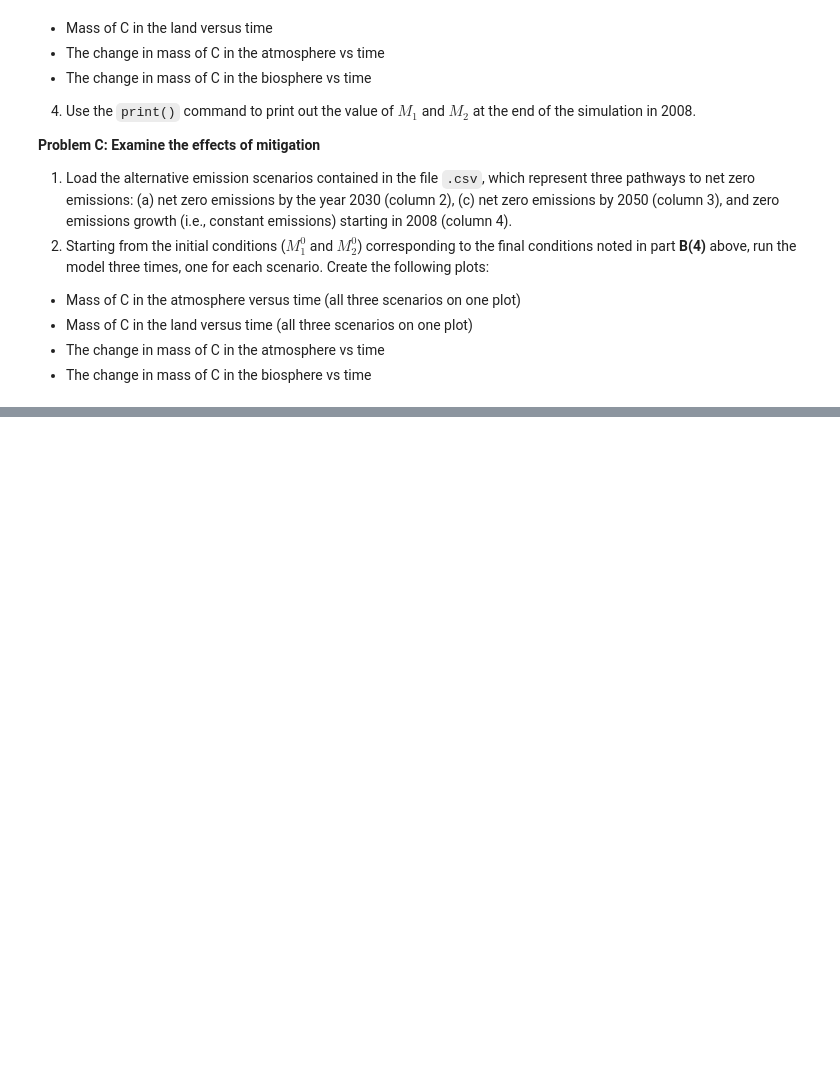
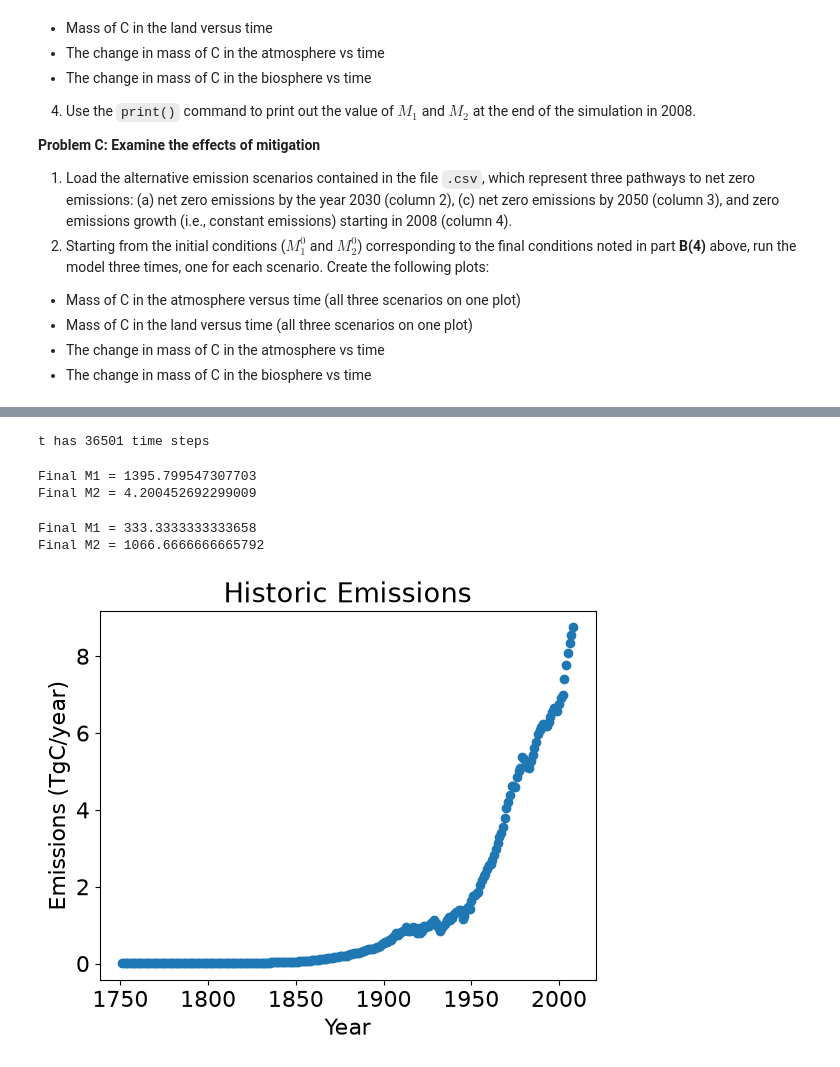
Before and after one commit to bgaffne/GEOS-518-BVG26-psets, a Jupyter notebook: mod02-CarbonModel-Assignment.ipynb, the cells around one changed output, grey strips where cells are left out. Saved outputs shown, nothing was run; the diff lists cells and outputs as text; code cells hidden in the pictures; blank space fills up the shorter version.

```diff
--- a/mod02-CarbonModel-Assignment.ipynb
+++ b/mod02-CarbonModel-Assignment.ipynb
@@ -96,0 +113,62 @@ cflux_zeg = data[:,3]
+# %%
+t = np.arange(ti,tf+dt,dt)
+
+Nt = t.size
+
+print('t has '+str(Nt)+' time steps')
+# %% [output]
+t has 36501 time steps
+# %%
+M1 = np.zeros_like(t)
+M2 = np.zeros_like(t)
+
+for i in np.arange(Nt):
+    if (i==0):
+
+        M1[i] = M1i
+        M2[i] = M2i
+
+    else:
+        dM1dt = k21*M2[i-1] - k12*M1[i-1]
+        dM2dt = k12*M1[i-1] - k21*M2[i-1]
+
+        M1[i] = M1[i-1] + dM1dt*dt
+        M2[i] = M2[i-1] + dM2dt*dt
+
+print("Final M1 =", M1[-1])
+print("Final M2 =", M2[-1])
+# %% [output]
+Final M1 = 1395.799547307703
+Final M2 = 4.200452692299009
+# %%
+#or this solution
+M1[0] = M1i
+M2[0] = M2i
+
+for i in range(1, len(t)):
+    F12 = k12 * M1[i-1] * M2[i-1]
+    F21 = k21 * M2[i-1]
+
+    M1[i] = M1[i-1] + (F21 - F12) * dt
+    M2[i] = M2[i-1] + (F12 - F21) * dt
+
+print("Final M1 =", M1[-1])
+print("Final M2 =", M2 [-1])
+# %% [output]
+Final M1 = 333.3333333333658
+Final M2 = 1066.6666666665792
+# %%
+#Problem B 1 and 2
+import pandas as pd
+
+historical_emissions_file = '/Users/vanessacorza/BrennanGaffney/Classwork/GEOS-518/GEOS-518-BVG26-psets/518-Data/AnthropogenicEmissions.1751_2008.csv'
+data = np.loadtxt(historical_emissions_file, delimiter=',', skiprows=1)
+
+
+plt.scatter(data[:,0], data[:,1])
+plt.title('Historic Emissions')
+plt.xlabel('Year')
+plt.ylabel('Emissions (TgC/year)')
+plt.show()
+# %% [output]
+[figure, added]
```
Also changed, not shown: parts of 4 cells of this notebook.
